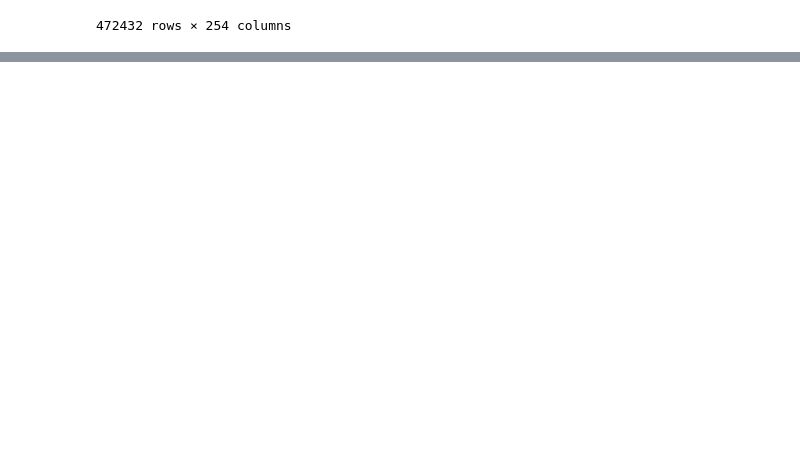
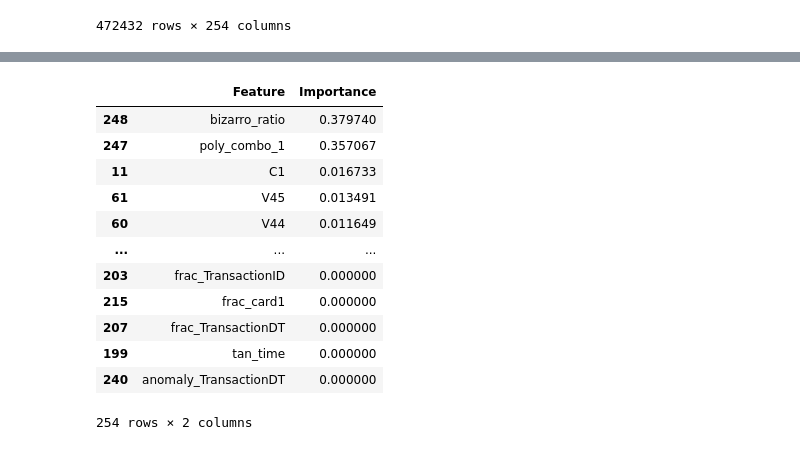
Before and after one commit to KrishBnsl/paykrypt, a Jupyter notebook: data_preprocess.ipynb, the cells around one changed output, grey strips where cells are left out. Drawn from its saved outputs; the diff is of its cells as text; code cells hidden in the pictures; blank space fills up the shorter version.

```diff
--- a/data_preprocess.ipynb
+++ b/data_preprocess.ipynb
@@ -669,0 +679,16 @@ X_train
+# %%
+preprocessed_data['feature_importance']
+# %% [output]
+|  | Feature | Importance |
+| 248 | bizarro_ratio | 0.379740 |
+| 247 | poly_combo_1 | 0.357067 |
+| 11 | C1 | 0.016733 |
+| 61 | V45 | 0.013491 |
+| 60 | V44 | 0.011649 |
+| ... | ... | ... |
+| 203 | frac_TransactionID | 0.000000 |
+| 215 | frac_card1 | 0.000000 |
+| 207 | frac_TransactionDT | 0.000000 |
+| 199 | tan_time | 0.000000 |
+| 240 | anomaly_TransactionDT | 0.000000 |
+254 rows × 2 columns
```
Also changed, not shown: parts of 7 cells of this notebook.
